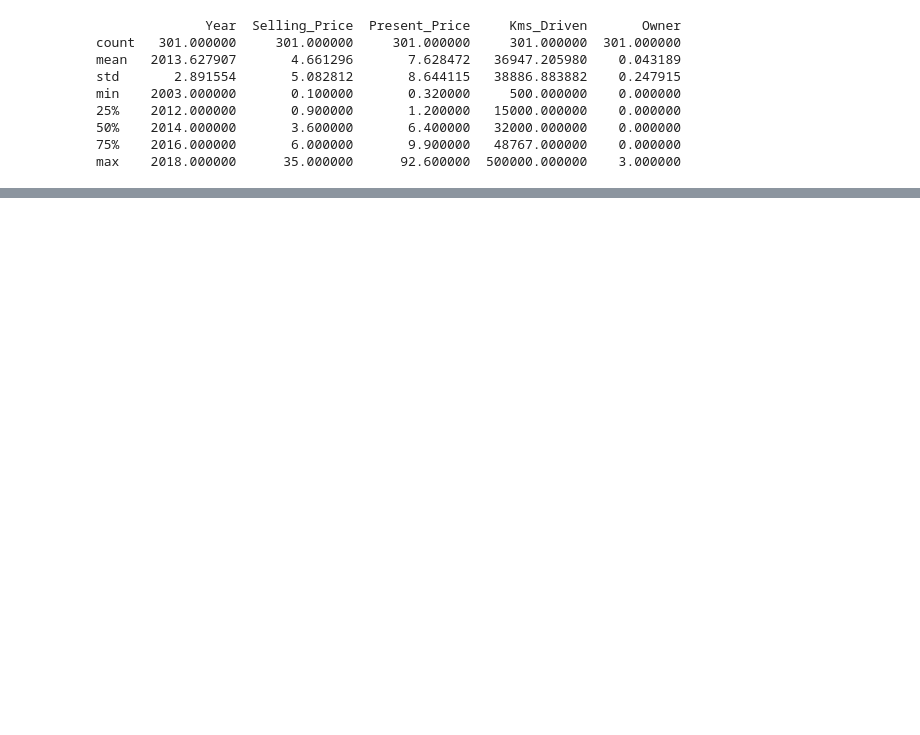
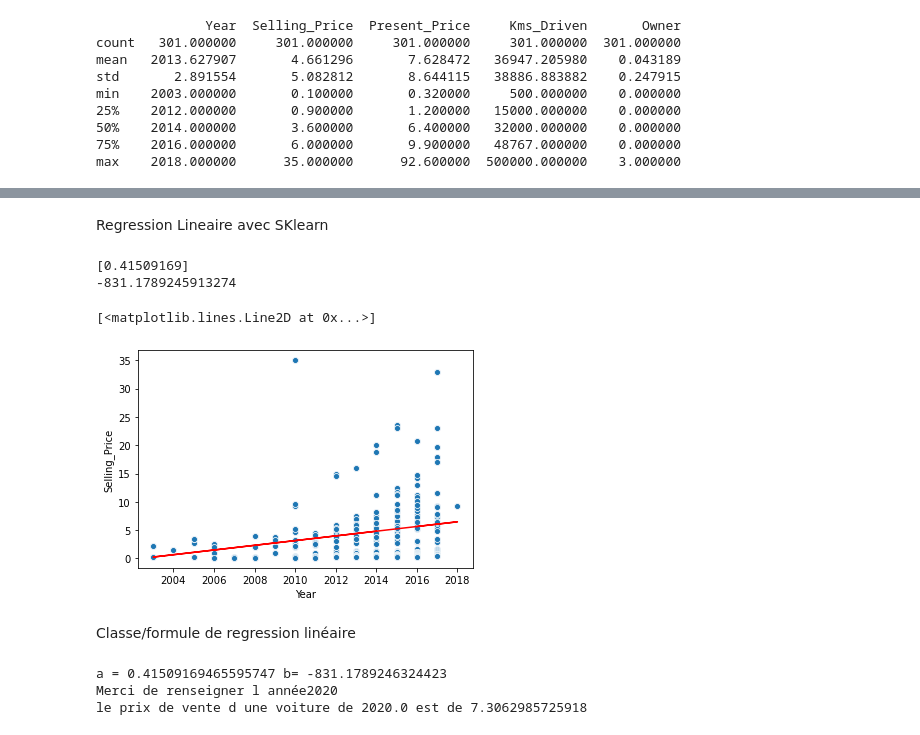
Before and after one commit to WiemHAD/brief-car-data, a Jupyter notebook: brief1.ipynb, the cells around one changed output, grey strips where cells are left out. Drawn from its saved outputs; the diff is of its cells as text; code cells hidden in the pictures; blank space fills up the shorter version.

```diff
--- a/brief1.ipynb
+++ b/brief1.ipynb
@@ -106,0 +152,63 @@ NameError: name 'LinearRegression' is not defined
+# %% [markdown]
+Regression Lineaire avec SKlearn
+# %%
+from sklearn import linear_model
+
+X = car_data2[['Year']]
+Y = car_data2['Selling_Price']
+
+model = linear_model.LinearRegression()
+results = model.fit(X, Y)
+print(results.coef_)
+print(results.intercept_)
+
+def sklfunc(k):
+ return results.coef_ * k + results.intercept_
+sns.scatterplot(x,y)
+plt.plot(x,sklfunc(x),'red')
+# %% [output]
+[0.41509169]
+-831.1789245913274
+[<matplotlib.lines.Line2D at 0x...>]
+[figure, added]
+# %% [markdown]
+Classe/formule de regression linéaire
+# %%
+x = car_data2['Year']
+y = car_data2['Selling_Price']
+
+class LineReg:
+    def __init__(self, x, y):
+        self.x = x
+        self.y = y
+
+    def func(self):
+
+        xmean = self.x.mean()
+        ymean = self.y.mean()
+
+        xvariance = sum([(j-xmean)**2 for j in self.x])
+
+        xycovariance = 0
+        for i in range(len(x)):
+            xycovariance +=(self.x[i]-xmean)*(self.y[i]-xmean)
+
+        a = xycovariance / xvariance
+        b = ymean - a * xmean
+        return(a,b)
+lr = LineReg(x,y)
+a, b = lr.func()
+print('a =', a, 'b=', b)
+
+x1= input('Merci de renseigner l année')
+x1= float(x1)
+y1= x1 * a + b
+def predict(x1):
+    x1= input('Merci de renseigner l année')
+    y1= x1 * a + b
+    return (y1)
+print('le prix de vente d une voiture de', x1, 'est de', y1)
+# %% [output]
+a = 0.41509169465595747 b= -831.1789246324423
+Merci de renseigner l année2020
+le prix de vente d une voiture de 2020.0 est de 7.3062985725918
```
Also changed, not shown: parts of 18 cells of this notebook.
